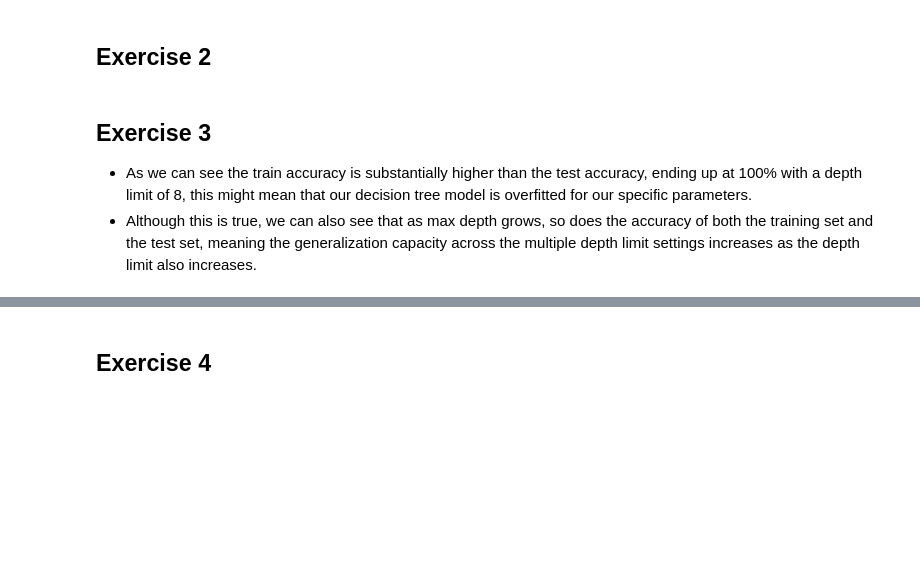
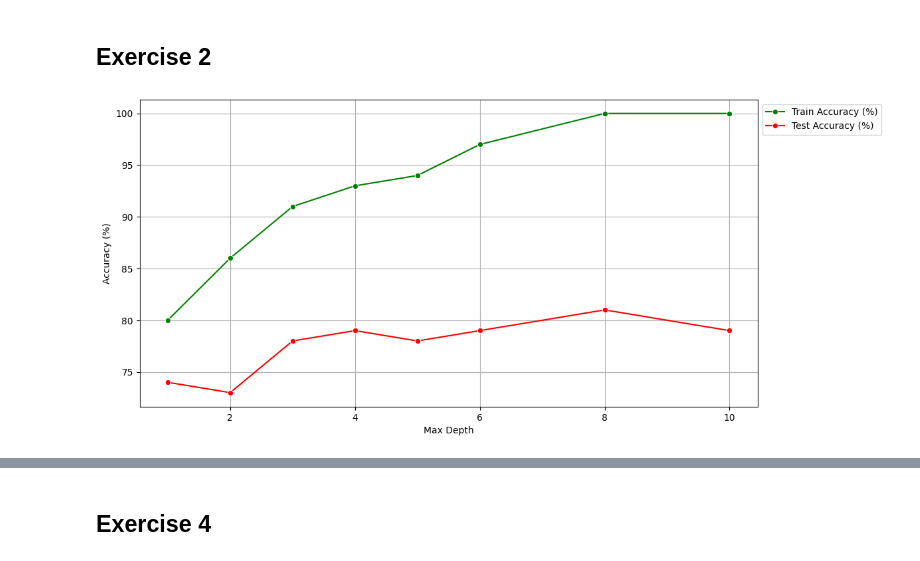
Before and after one commit to joserlopes/Aprendizagem, a Jupyter notebook: Homework1/G002.ipynb, the cells around one changed output, grey strips where cells are left out. Cells and saved outputs as stored; diff of their text form; code cells hidden in the pictures; blank space fills up the shorter version.

Commit message:
Corrections to exercise 2.

```diff
--- a/Homework1/G002.ipynb
+++ b/Homework1/G002.ipynb
@@ -42,27 +45,35 @@ The degree_spondylolisthesis input variable is the one that has the most discrim
 # %%
 X_train, X_test, y_train, y_test = train_test_split(X, y, train_size=0.7, random_state=0)
 depth_values = [1, 2, 3, 4, 5, 6, 8, 10]
 df_data = []
 
 for depth_value in depth_values:
-    predictor = tree.DecisionTreeClassifier(max_depth=depth_value, random_state=0)
-    predictor.fit(X_train, y_train)
-    y_test_pred = predictor.predict(X_test)
-    y_train_pred = predictor.predict(X_train)
-    test_accuracy = round(metrics.accuracy_score(y_test, y_test_pred), 2) * 100
-    train_accuracy = round(metrics.accuracy_score(y_train, y_train_pred), 2) * 100
-    df_data.append({"Max Depth": depth_value, "Test Accuracy (%)": test_accuracy, "Train Accuracy (%)": train_accuracy})
+    test_accuracy_mean = 0
+    training_accuracy_mean = 0
+    for i in range(10):
+        predictor = tree.DecisionTreeClassifier(max_depth=depth_value)
+        predictor.fit(X_train, y_train)
+
+        y_pred = predictor.predict(X_test)
+        y_train_pred = predictor.predict(X_train)
+
+        test_accuracy = metrics.accuracy_score(y_test, y_pred)
+        training_accuracy = metrics.accuracy_score(y_train, y_train_pred)
+
+        test_accuracy_mean += test_accuracy
+        training_accuracy_mean += training_accuracy
+
+    test_accuracy_mean = round(test_accuracy_mean / 10, 2) * 100
+    training_accuracy_mean = round(training_accuracy_mean / 10, 2) * 100
+    df_data.append({"Max Depth": depth_value, "Test Accuracy (%)": test_accuracy_mean, "Train Accuracy (%)": training_accuracy_mean})
 
 df = pd.DataFrame(df_data, columns=["Max Depth", "Test Accuracy (%)", "Train Accuracy (%)"])
 
 plt.figure(figsize=(12, 6))
+sns.lineplot(x='Max Depth', y="Train Accuracy (%)", label="Train Accuracy (%)", data=df, color='g', marker='o')
 sns.lineplot(x='Max Depth', y="Test Accuracy (%)", label="Test Accuracy (%)", data=df, color='r', marker='o')
-sns.lineplot(x='Max Depth', y="Train Accuracy (%)", label="Train Accuracy (%)", data=df, color='g', marker='o')
 plt.ylabel("Accuracy (%)")
 plt.legend(bbox_to_anchor=(1, 1), loc=2)
 plt.grid()
+# %% [output]
+[figure, added]
-# %% [markdown]
-## Exercise 3
-
-- As we can see the train accuracy is substantially higher than the test accuracy, ending up at 100% with a depth limit of 8, this might mean that our decision tree model is overfitted for our specific parameters.
-- Although this is true, we can also see that as max depth grows, so does the accuracy of both the training set and the test set, meaning the generalization capacity across the multiple depth limit settings increases as the depth limit also increases.
```
Also changed, not shown: parts of 3 cells of this notebook.
